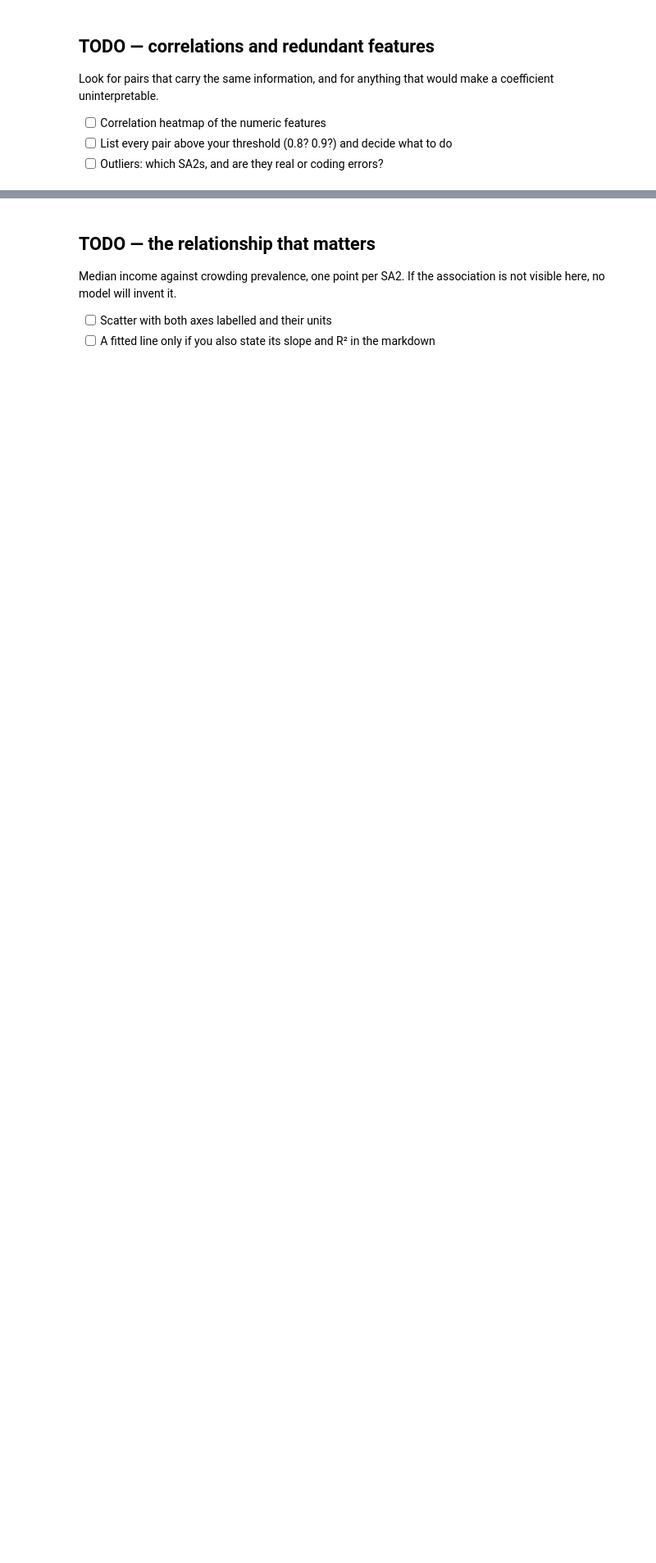
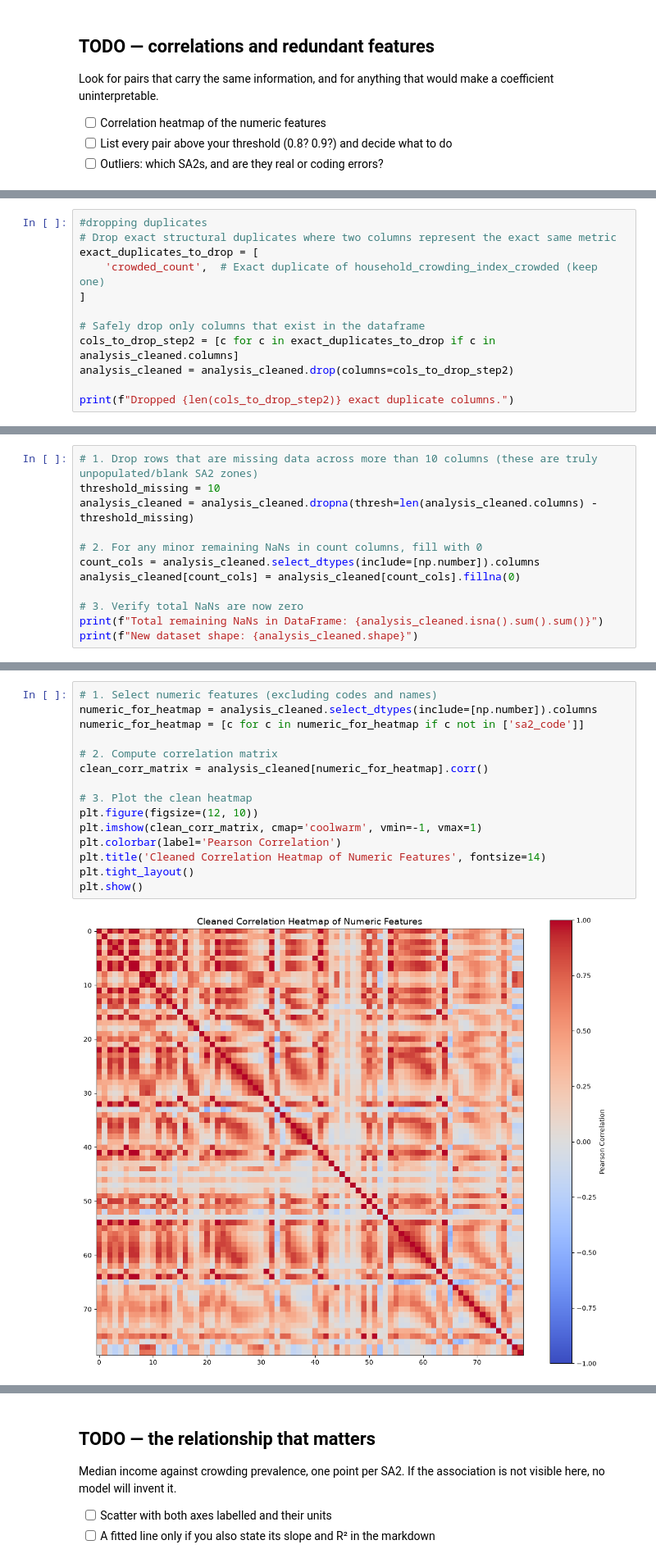
Before and after one commit to AnyaKD/dsai-mini-project-2, a Jupyter notebook: notebooks/02_eda.ipynb, the cells around one changed output, grey strips where cells are left out. Shown at 82% size. Cells and saved outputs as stored; diff of their text form; blank space fills up the shorter version.

```diff
--- a/notebooks/02_eda.ipynb
+++ b/notebooks/02_eda.ipynb
@@ -68,0 +482,12 @@ make a coefficient uninterpretable.
+# %%
+#dropping duplicates
+# Drop exact structural duplicates where two columns represent the exact same metric
+exact_duplicates_to_drop = [
+    'crowded_count',  # Exact duplicate of household_crowding_index_crowded (keep one)
+]
+
+# Safely drop only columns that exist in the dataframe
+cols_to_drop_step2 = [c for c in exact_duplicates_to_drop if c in analysis_cleaned.columns]
+analysis_cleaned = analysis_cleaned.drop(columns=cols_to_drop_step2)
+
+print(f"Dropped {len(cols_to_drop_step2)} exact duplicate columns.")
@@ -68,0 +594,12 @@ make a coefficient uninterpretable.
+# %%
+# 1. Drop rows that are missing data across more than 10 columns (these are truly unpopulated/blank SA2 zones)
+threshold_missing = 10
+analysis_cleaned = analysis_cleaned.dropna(thresh=len(analysis_cleaned.columns) - threshold_missing)
+
+# 2. For any minor remaining NaNs in count columns, fill with 0
+count_cols = analysis_cleaned.select_dtypes(include=[np.number]).columns
+analysis_cleaned[count_cols] = analysis_cleaned[count_cols].fillna(0)
+
+# 3. Verify total NaNs are now zero
+print(f"Total remaining NaNs in DataFrame: {analysis_cleaned.isna().sum().sum()}")
+print(f"New dataset shape: {analysis_cleaned.shape}")
@@ -68,0 +664,17 @@ make a coefficient uninterpretable.
+# %%
+# 1. Select numeric features (excluding codes and names)
+numeric_for_heatmap = analysis_cleaned.select_dtypes(include=[np.number]).columns
+numeric_for_heatmap = [c for c in numeric_for_heatmap if c not in ['sa2_code']]
+
+# 2. Compute correlation matrix
+clean_corr_matrix = analysis_cleaned[numeric_for_heatmap].corr()
+
+# 3. Plot the clean heatmap
+plt.figure(figsize=(12, 10))
+plt.imshow(clean_corr_matrix, cmap='coolwarm', vmin=-1, vmax=1)
+plt.colorbar(label='Pearson Correlation')
+plt.title('Cleaned Correlation Heatmap of Numeric Features', fontsize=14)
+plt.tight_layout()
+plt.show()
+# %% [output]
+[figure, added]
```
Also changed, not shown: parts of 68 cells of this notebook, 3 other files.
